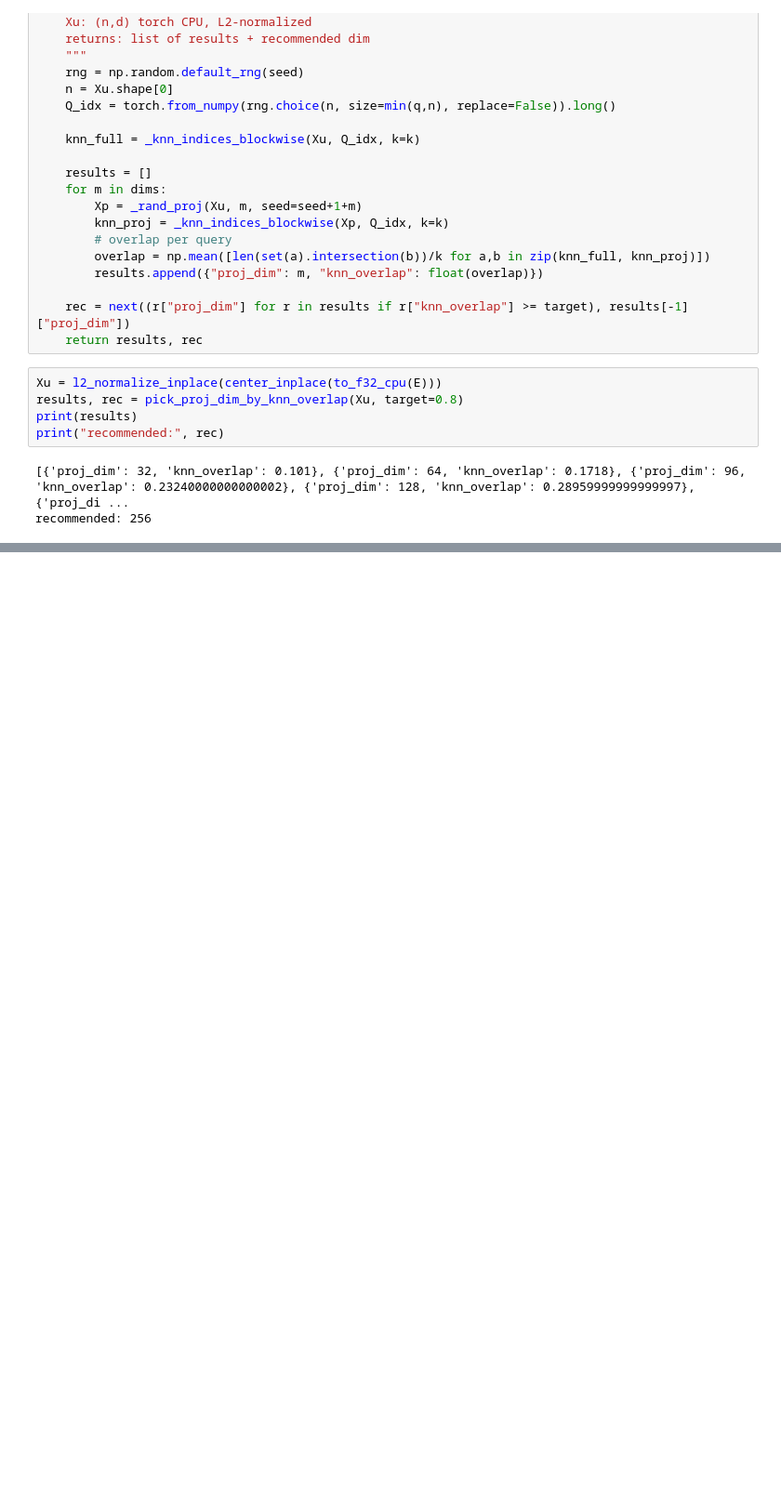
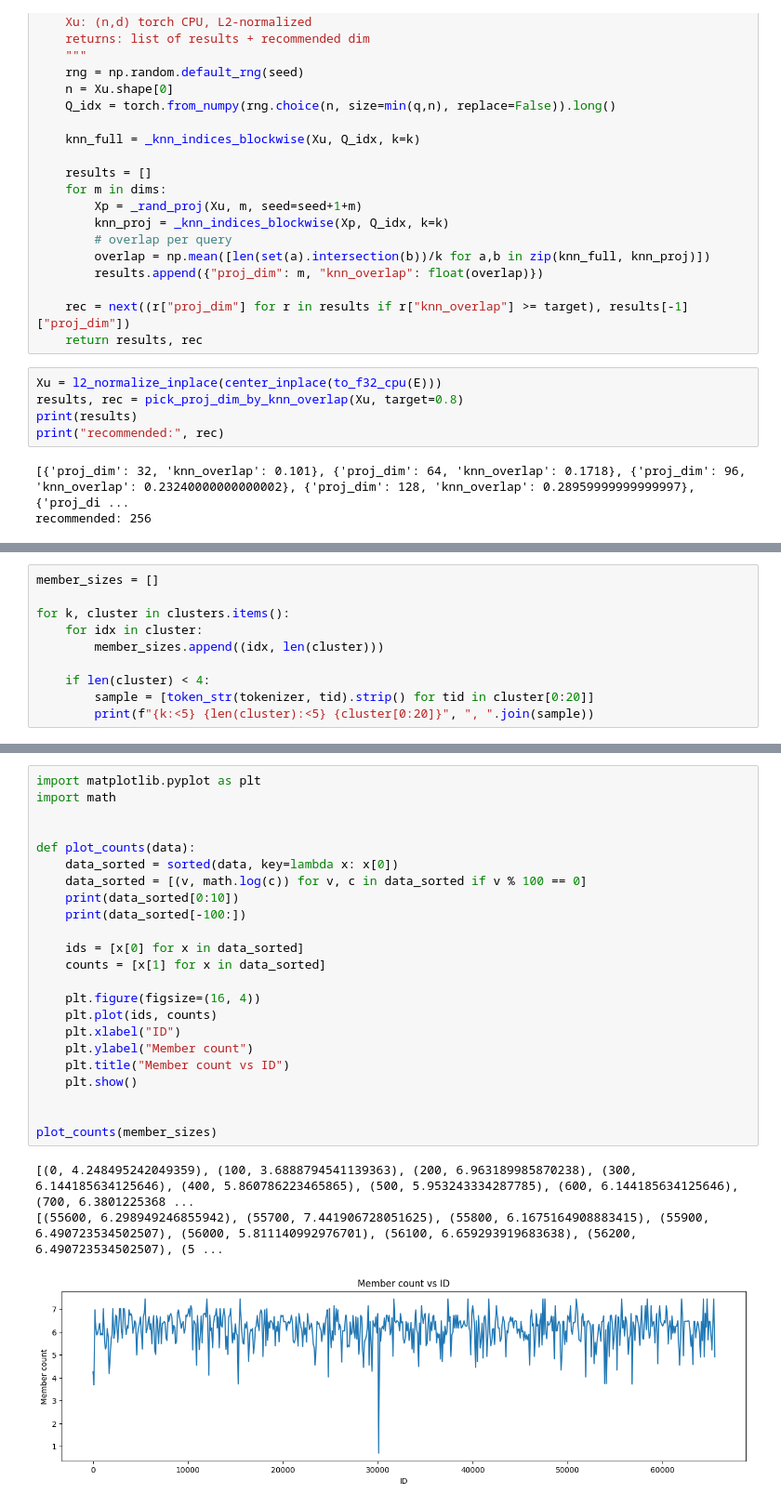
Before and after one commit to littlePanic/nanochat, a Jupyter notebook: analysis/notebooks/embedding_coverage.ipynb, the cells around one changed output, grey strips where cells are left out. Shown at 93% size. Drawn from its saved outputs; the diff is of its cells as text; blank space fills up the shorter version.

```diff
--- a/analysis/notebooks/embedding_coverage.ipynb
+++ b/analysis/notebooks/embedding_coverage.ipynb
@@ -541,0 +553,10 @@ recommended: 256
+# %%
+member_sizes = []
+
+for k, cluster in clusters.items():
+    for idx in cluster:
+        member_sizes.append((idx, len(cluster)))
+
+    if len(cluster) < 4:
+        sample = [token_str(tokenizer, tid).strip() for tid in cluster[0:20]]
+        print(f"{k:<5} {len(cluster):<5} {cluster[0:20]}", ", ".join(sample))
@@ -541,0 +581,27 @@ recommended: 256
+# %%
+import matplotlib.pyplot as plt
+import math
+
+
+def plot_counts(data):
+    data_sorted = sorted(data, key=lambda x: x[0])
+    data_sorted = [(v, math.log(c)) for v, c in data_sorted if v % 100 == 0]
+    print(data_sorted[0:10])
+    print(data_sorted[-100:])
+
+    ids = [x[0] for x in data_sorted]
+    counts = [x[1] for x in data_sorted]
+
+    plt.figure(figsize=(16, 4))
+    plt.plot(ids, counts)
+    plt.xlabel("ID")
+    plt.ylabel("Member count")
+    plt.title("Member count vs ID")
+    plt.show()
+
+
+plot_counts(member_sizes)
+# %% [output]
+[(0, 4.248495242049359), (100, 3.6888794541139363), (200, 6.963189985870238), (300, 6.144185634125646), (400, 5.860786223465865), (500, 5.953243334287785), (600, 6.144185634125646), (700, 6.3801225368 ...
+[(55600, 6.298949246855942), (55700, 7.441906728051625), (55800, 6.1675164908883415), (55900, 6.490723534502507), (56000, 5.811140992976701), (56100, 6.659293919683638), (56200, 6.490723534502507), (5 ...
+[figure, added]
```
Also changed, not shown: parts of 3 cells of this notebook.
